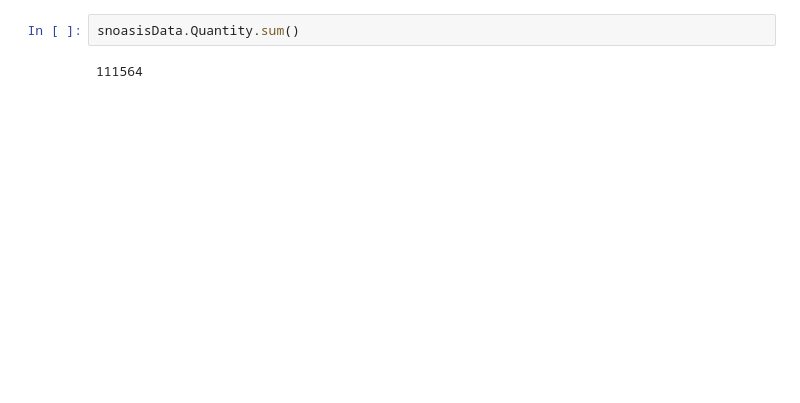
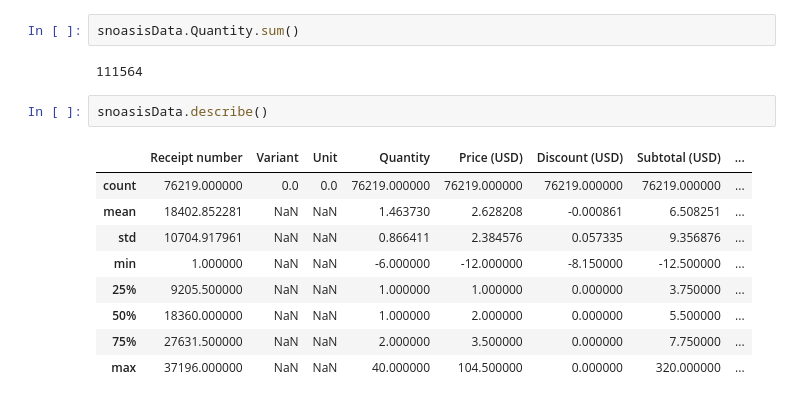
Before and after one commit to nurfnick/SnOasis, a Jupyter notebook: gettingStarted.ipynb, the cells around one changed output. Saved outputs shown, nothing was run; the diff lists cells and outputs as text; blank space fills up the shorter version.

```diff
--- a/gettingStarted.ipynb
+++ b/gettingStarted.ipynb
@@ -26,3 +26,15 @@ snoasisData.head()
 snoasisData.Quantity.sum()
 # %% [output]
 111564
+# %%
+snoasisData.describe()
+# %% [output]
+|  | Receipt number | Variant | Unit | Quantity | Price (USD) | Discount (USD) | Subtotal (USD) | ... |
+| count | 76219.000000 | 0.0 | 0.0 | 76219.000000 | 76219.000000 | 76219.000000 | 76219.000000 | ... |
+| mean | 18402.852281 | NaN | NaN | 1.463730 | 2.628208 | -0.000861 | 6.508251 | ... |
+| std | 10704.917961 | NaN | NaN | 0.866411 | 2.384576 | 0.057335 | 9.356876 | ... |
+| min | 1.000000 | NaN | NaN | -6.000000 | -12.000000 | -8.150000 | -12.500000 | ... |
+| 25% | 9205.500000 | NaN | NaN | 1.000000 | 1.000000 | 0.000000 | 3.750000 | ... |
+| 50% | 18360.000000 | NaN | NaN | 1.000000 | 2.000000 | 0.000000 | 5.500000 | ... |
+| 75% | 27631.500000 | NaN | NaN | 2.000000 | 3.500000 | 0.000000 | 7.750000 | ... |
+| max | 37196.000000 | NaN | NaN | 40.000000 | 104.500000 | 0.000000 | 320.000000 | ... |
```
